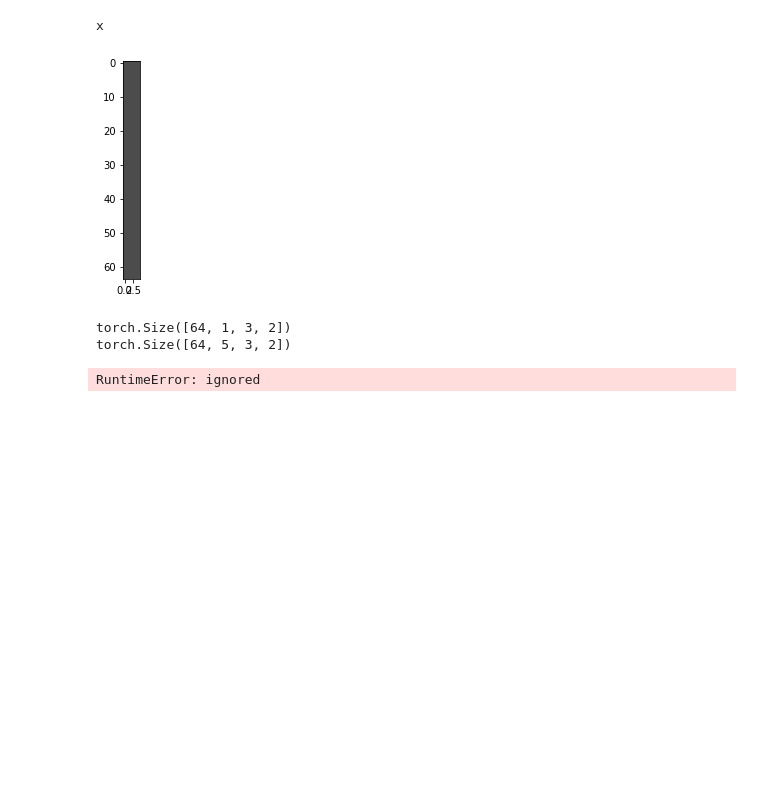
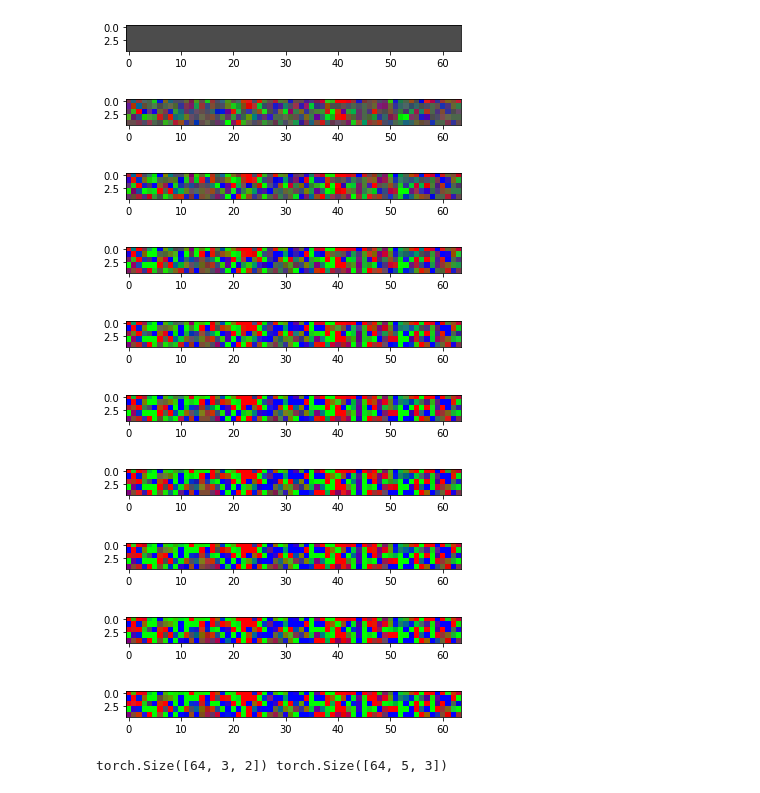
Before and after one commit to darioshehni/bsc-thesis-capnet, a Jupyter notebook: simple_dyn_routing.ipynb, the cells around one changed output. Saved outputs shown, nothing was run; the diff lists cells and outputs as text; code cells hidden in the pictures; blank space fills up the shorter version.

```diff
--- a/simple_dyn_routing.ipynb
+++ b/simple_dyn_routing.ipynb
@@ -36,29 +36,32 @@ class Routing(nn.Module):
     def dummy_func(self):
         for _ in range(self.NUM_ITERATIONS):
             importance = F.softmax(self.b, dim=-1)
-            plt.imshow(importance.numpy().round(1), vmin=0, vmax=1)
+            plt.imshow(importance.numpy().round(1).reshape(5, self.BATCH_SIZE, 3), vmin=0, vmax=1)
             plt.show()
             self.c_out = (importance[:, :, :, None] * self.c_out_prediction).sum(1)
             self.c_out = squash(self.c_out)
 
-            print(self.c_out.unsqueeze(1).shape)
-            print(self.c_out_prediction.shape)
-
-            self.similarity = self.c_out_prediction @ self.c_out.unsqueeze(1)
-            self.similarity = torch.diagonal(self.similarity, dim1=-1)
+            self.similarity = torch.bmm(self.c_out.view(self.BATCH_SIZE, -1, 2), self.c_out_prediction.view(self.BATCH_SIZE, 2, -1)).view(self.BATCH_SIZE,5,3,3)
+            self.similarity = torch.diagonal(self.similarity, dim1=-2, dim2=-1)
             self.b = self.b + self.similarity
 
         return self.c_out, self.b
 
     def forward(self, x,y):
-        print('x')
         return self.dummy_func()
 # %%
 model = Routing(5,3).to(device)
-model(5, 3)
+c_out, b = model(5, 3)
+print(c_out.shape, b.shape)
 # %% [output]
+[figure, new version]
+[figure, added]
+[figure, added]
+[figure, added]
+[figure, added]
+[figure, added]
+[figure, added]
+[figure, added]
+[figure, added]
+[figure, added]
-x
+torch.Size([64, 3, 2]) torch.Size([64, 5, 3])
-[figure, old version]
-torch.Size([64, 1, 3, 2])
-torch.Size([64, 5, 3, 2])
-RuntimeError: ignored
```
Also changed, not shown: parts of 1 cell of this notebook.
